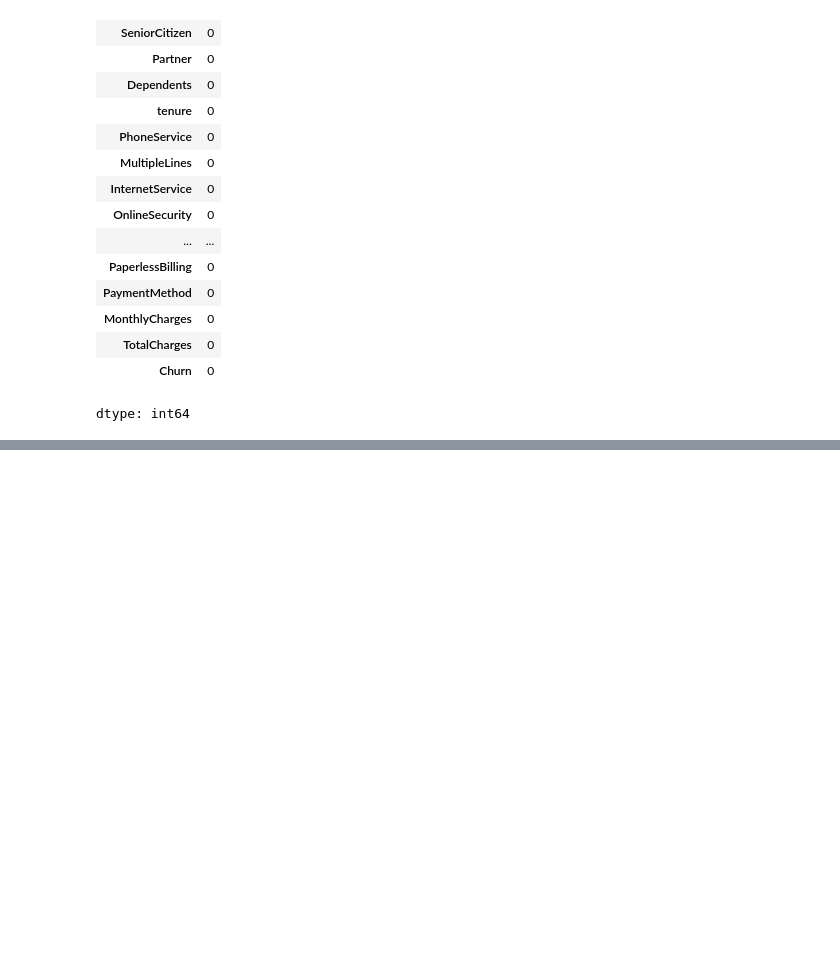
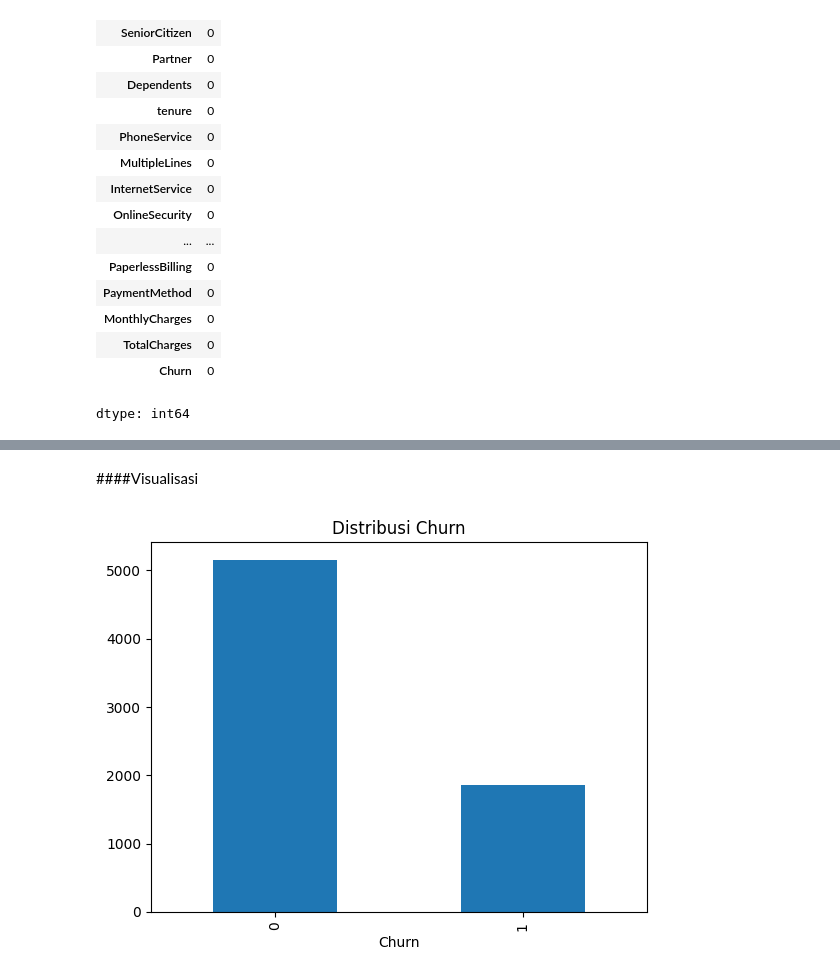
Before and after one commit to kumisganteng/Data-Analytics-Projects, a Jupyter notebook: Improving_Customer_Retention_Analysis.ipynb, the cells around one changed output, grey strips where cells are left out. Drawn from its saved outputs; the diff is of its cells as text; code cells hidden in the pictures; blank space fills up the shorter version.

```diff
--- a/Improving_Customer_Retention_Analysis.ipynb
+++ b/Improving_Customer_Retention_Analysis.ipynb
@@ -142,0 +322,15 @@ churn_data = churn_data.drop(columns = ['customerID'])
+# %%
+cols_fix = [
+    'MultipleLines','OnlineSecurity','OnlineBackup',
+    'DeviceProtection','TechSupport','StreamingTV','StreamingMovies'
+]
+
+for col in cols_fix:
+    churn_data[col] = churn_data[col].replace({
+        'no internet service': 'no',
+        'no phone service': 'no'
+    })
+# %%
+# Mengecek kembali apakah sudah ada perubahan pada isi sel yang tadi sudah di seragamkan kategorisasinya
+for col in churn_data.select_dtypes(include = 'object').columns:
+  print(col, churn_data[col].unique())
@@ -142,0 +357,4 @@ churn_data = churn_data.drop(columns = ['customerID'])
+# %%
+for col in churn_data.select_dtypes(include='object').columns:
+    if col != 'customerID':
+        churn_data[col] = churn_data[col].str.strip().str.lower()
@@ -142,0 +365,3 @@ churn_data = churn_data.drop(columns = ['customerID'])
+# %%
+#Mengubah isi data pada Churn menjadi 1 (yes), dan 0(no)
+churn_data['Churn']=churn_data['Churn'].map({'yes' : 1, 'no' : 0})
@@ -142,0 +497,10 @@ churn_data = churn_data.drop(columns = ['customerID'])
+# %% [markdown]
+####Visualisasi
+# %%
+import matplotlib.pyplot as plt
+
+churn_data['Churn'].value_counts().plot(kind='bar')
+plt.title('Distribusi Churn')
+plt.show()
+# %% [output]
+[figure, added]
```
Also changed, not shown: parts of 114 cells of this notebook.
